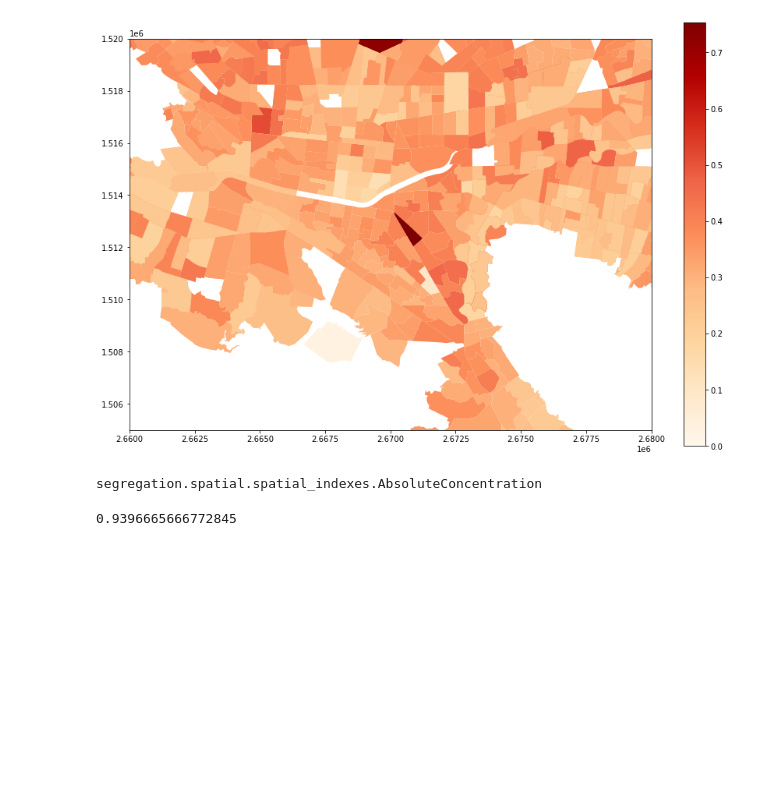
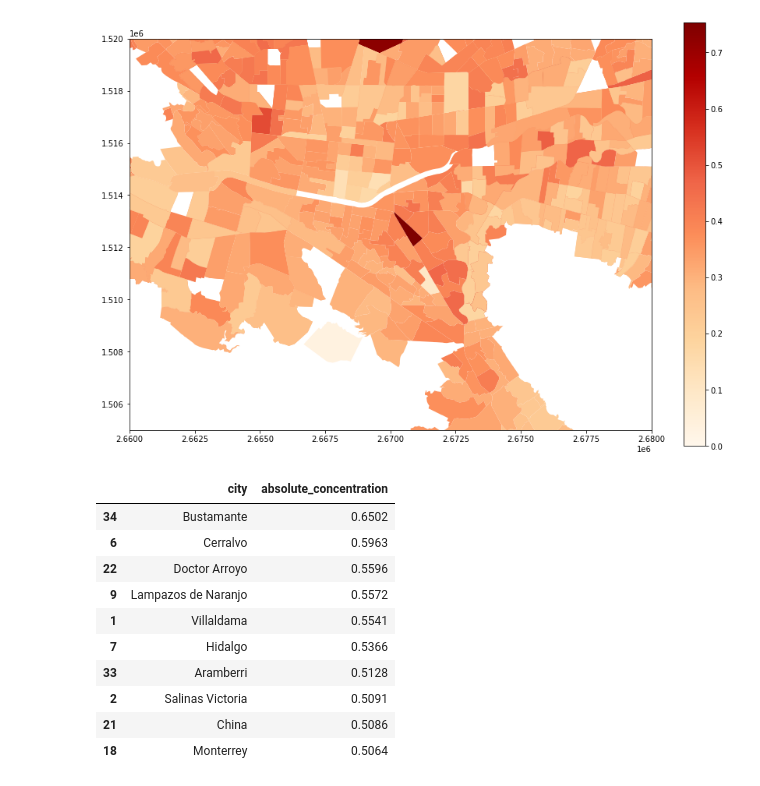
Before and after one commit to juanantoniomschz/itesm_segregacion, a Jupyter notebook: notebooks/01.ipynb, the cells around one changed output. Saved outputs shown, nothing was run; the diff lists cells and outputs as text; code cells hidden in the pictures; blank space fills up the shorter version.

Commit message:
Index test

```diff
--- a/notebooks/01.ipynb
+++ b/notebooks/01.ipynb
@@ -69,10 +71,3 @@ gdf.head()
 | 2 | 1900400010095 | POLYGON ((2700264.311 1470922.137... | 19 | Nuevo León | 4 | Allende | 1 | Total AGEB urbana | 95 | 0 | 721 | ... |
 | 3 | 1900400010112 | POLYGON ((2699435.668 1471202.442... | 19 | Nuevo León | 4 | Allende | 1 | Total AGEB urbana | 112 | 0 | 624 | ... |
 | 4 | 1900400010127 | POLYGON ((2698450.358 1472071.877... | 19 | Nuevo León | 4 | Allende | 1 | Total AGEB urbana | 127 | 0 | 431 | ... |
-# %%
-from segregation.spatial import SpatialDissim
-
-spdis_gdf = gdf[['POBMAS','POBTOT','geometry']] # existen m
-
-index = SpatialDissim(spdis_gdf, 'POBMAS', 'POBTOT')
-type(index)
@@ -108,14 +86,32 @@ plt.ylim(1.505e6, 1.52e6)
 plt.show();
 # %% [output]
 [figure]
-# %%
-from segregation.spatial import AbsoluteConcentration
-
-index = AbsoluteConcentration(gdf.dropna(), 'POBMAS', 'POBTOT')
-type(index)
-# %% [output]
-segregation.spatial.spatial_indexes.AbsoluteConcentration
-# %%
-index.statistic
-# %% [output]
-0.9396665666772845
+# %%
+from segregation.spatial import AbsoluteConcentration
+
+cities = []
+abs_index = []
+
+for city in set(gdf['NOM_MUN']):
+
+    city_gdf = gdf[gdf['NOM_MUN']==city].fillna(0)
+    index = AbsoluteConcentration(city_gdf, 'POBMAS', 'POBTOT')
+
+    cities.append(city)
+    abs_index.append(round(index.statistic, 4))
+
+df_index = pd.DataFrame.from_dict({'city': cities, 'absolute_concentration': abs_index})
+
+df_index.sort_values('absolute_concentration', ascending = False).head(10)
+# %% [output]
+|  | city | absolute_concentration |
+| 34 | Bustamante | 0.6502 |
+| 6 | Cerralvo | 0.5963 |
+| 22 | Doctor Arroyo | 0.5596 |
+| 9 | Lampazos de Naranjo | 0.5572 |
+| 1 | Villaldama | 0.5541 |
+| 7 | Hidalgo | 0.5366 |
+| 33 | Aramberri | 0.5128 |
+| 2 | Salinas Victoria | 0.5091 |
+| 21 | China | 0.5086 |
+| 18 | Monterrey | 0.5064 |
```
Also changed, not shown: parts of 7 cells of this notebook.
